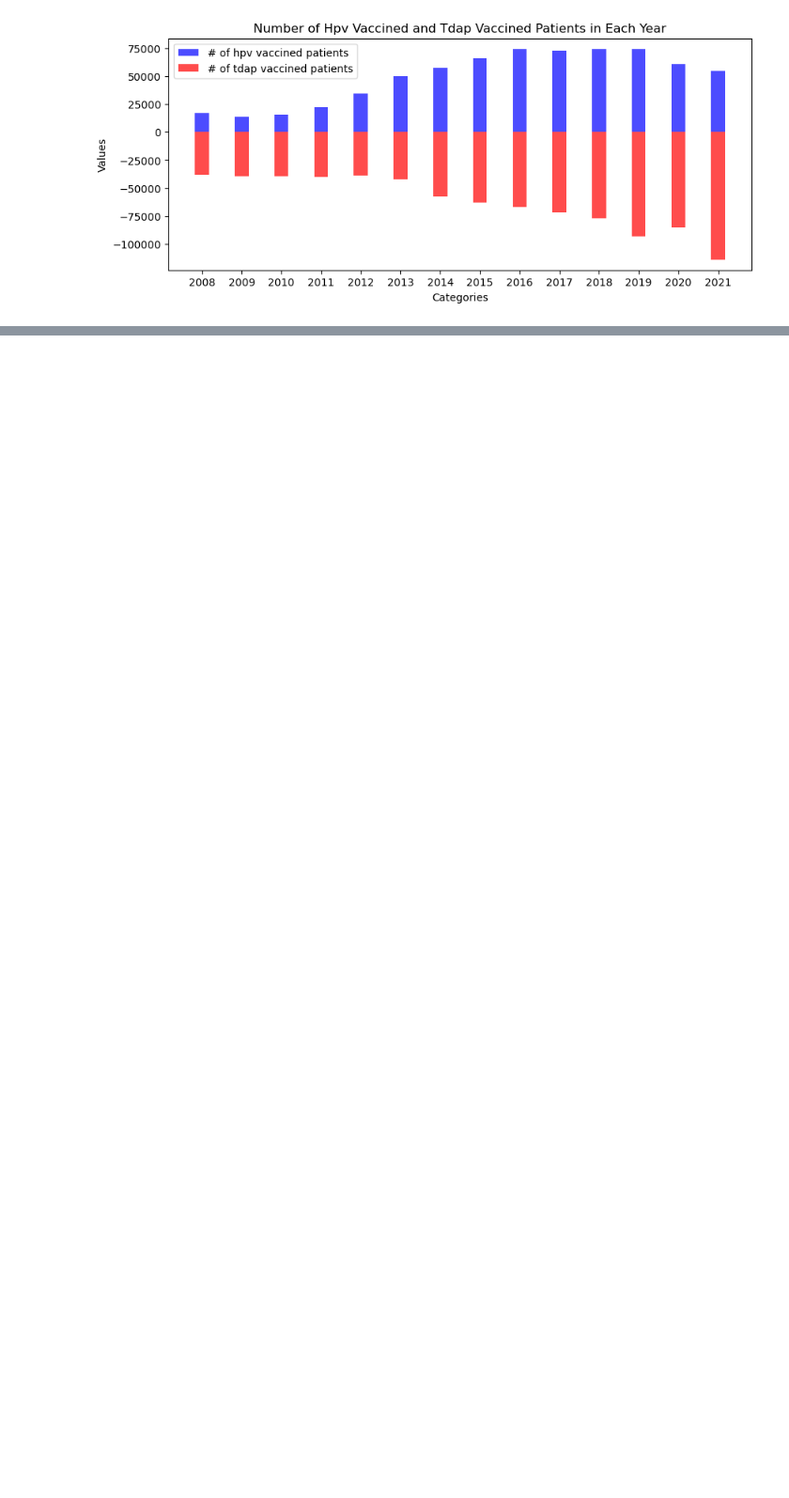
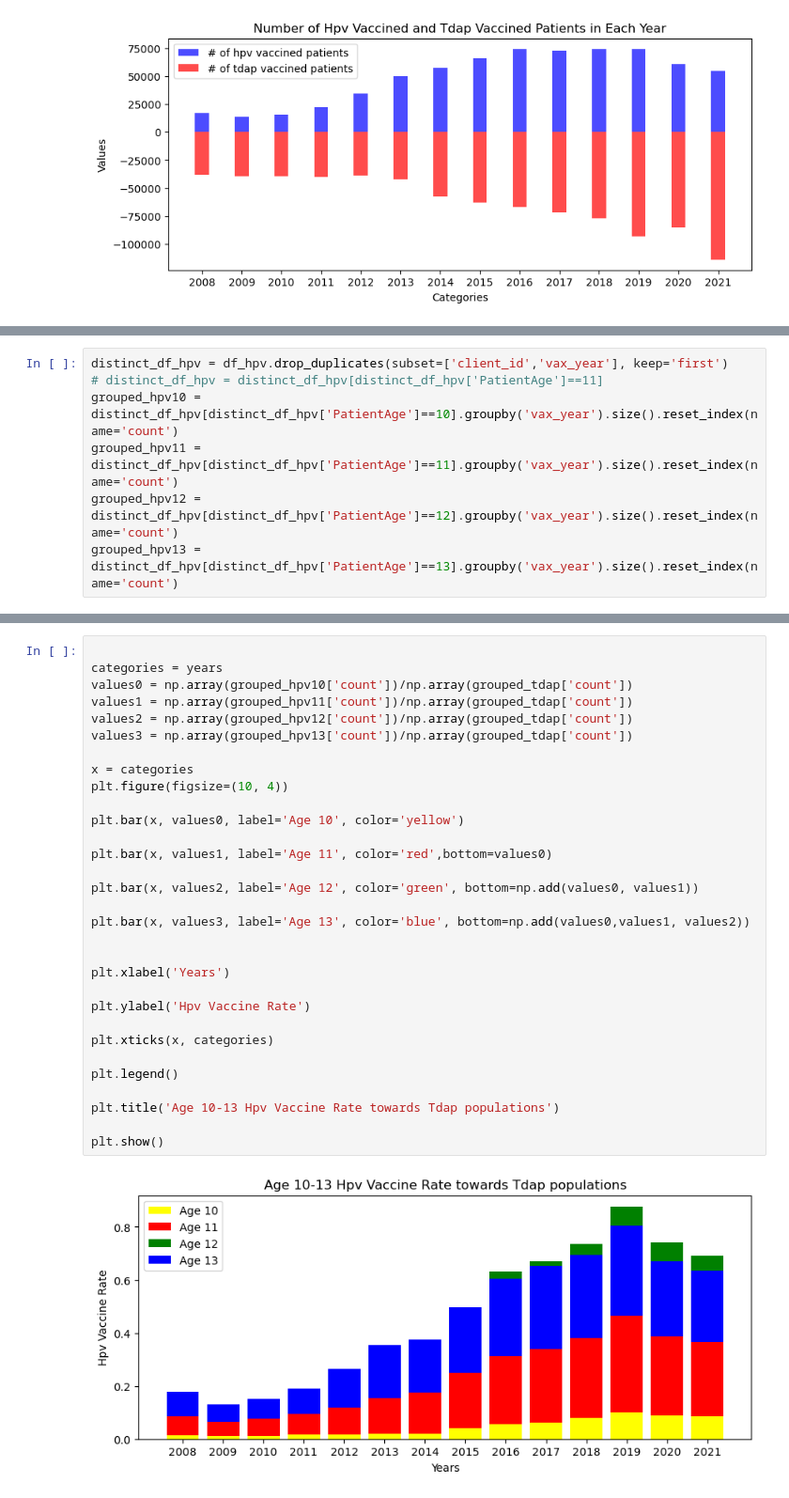
Before and after one commit to ZihanDing/EHR_project, a Jupyter notebook: HpvVaccine/NYSIIS_analysis.ipynb, the cells around one changed output, grey strips where cells are left out. Shown at 94% size. Cells and saved outputs as stored; diff of their text form; blank space fills up the shorter version.

```diff
--- a/HpvVaccine/NYSIIS_analysis.ipynb
+++ b/HpvVaccine/NYSIIS_analysis.ipynb
@@ -1113,0 +1165,7 @@ plt.show()
+# %%
+distinct_df_hpv = df_hpv.drop_duplicates(subset=['client_id','vax_year'], keep='first')
+# distinct_df_hpv = distinct_df_hpv[distinct_df_hpv['PatientAge']==11]
+grouped_hpv10 = distinct_df_hpv[distinct_df_hpv['PatientAge']==10].groupby('vax_year').size().reset_index(name='count')
+grouped_hpv11 = distinct_df_hpv[distinct_df_hpv['PatientAge']==11].groupby('vax_year').size().reset_index(name='count')
+grouped_hpv12 = distinct_df_hpv[distinct_df_hpv['PatientAge']==12].groupby('vax_year').size().reset_index(name='count')
+grouped_hpv13 = distinct_df_hpv[distinct_df_hpv['PatientAge']==13].groupby('vax_year').size().reset_index(name='count')
@@ -1113,0 +1193,33 @@ plt.show()
+# %%
+
+categories = years
+values0 = np.array(grouped_hpv10['count'])/np.array(grouped_tdap['count'])
+values1 = np.array(grouped_hpv11['count'])/np.array(grouped_tdap['count'])
+values2 = np.array(grouped_hpv12['count'])/np.array(grouped_tdap['count'])
+values3 = np.array(grouped_hpv13['count'])/np.array(grouped_tdap['count'])
+
+x = categories
+plt.figure(figsize=(10, 4))
+
+plt.bar(x, values0, label='Age 10', color='yellow')
+
+plt.bar(x, values1, label='Age 11', color='red',bottom=values0)
+
+plt.bar(x, values2, label='Age 12', color='green', bottom=np.add(values0, values1))
+
+plt.bar(x, values3, label='Age 13', color='blue', bottom=np.add(values0,values1, values2))
+
+
+plt.xlabel('Years')
+
+plt.ylabel('Hpv Vaccine Rate')
+
+plt.xticks(x, categories)
+
+plt.legend()
+
+plt.title('Age 10-13 Hpv Vaccine Rate towards Tdap populations')
+
+plt.show()
+# %% [output]
+[figure, added]
```
Also changed, not shown: parts of 111 cells of this notebook.
